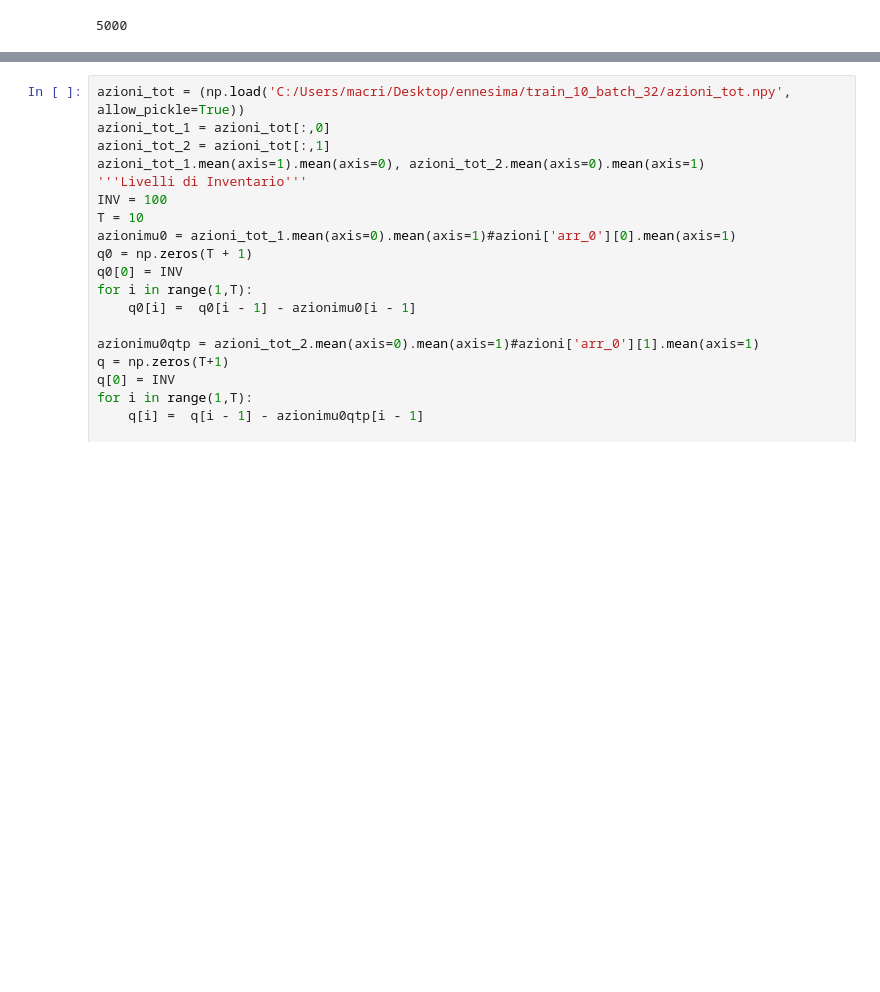
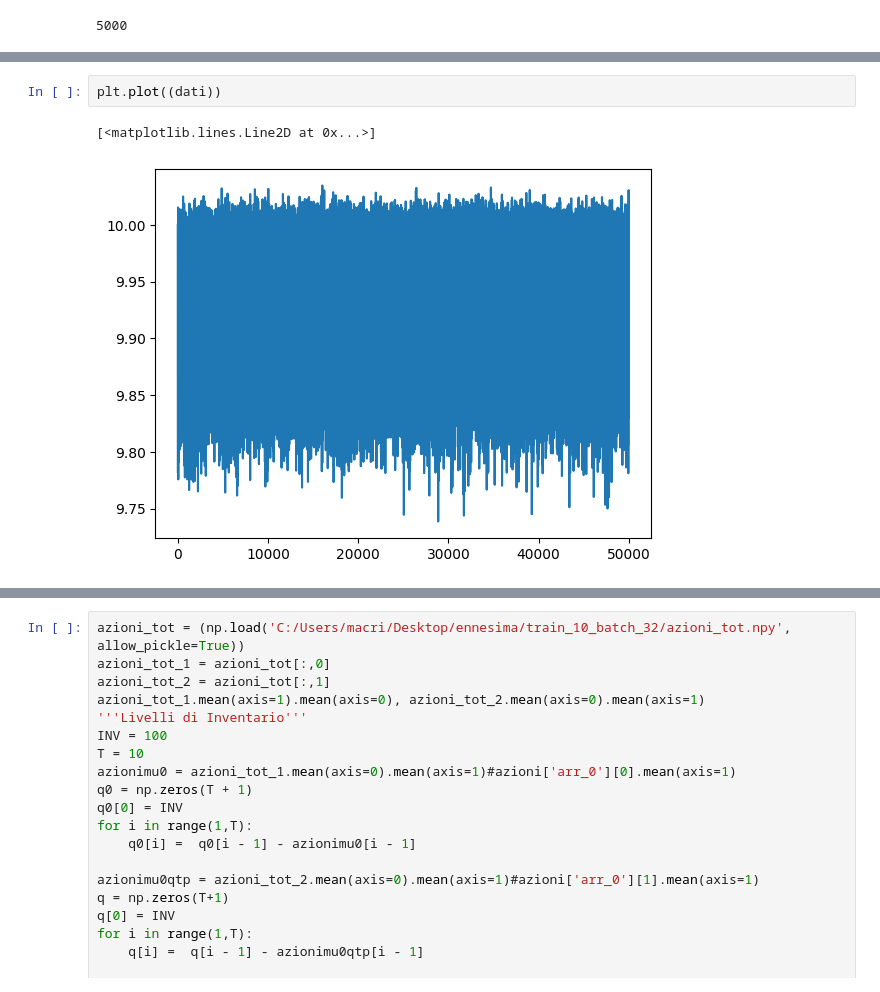
Before and after one commit to macrandrea/Multi-agent-RL-optimal-execution, a Jupyter notebook: ANALISI_MULTI_AGENTE_for_scratches.ipynb, the cells around one changed output, grey strips where cells are left out. Saved outputs shown, nothing was run; the diff lists cells and outputs as text; blank space fills up the shorter version.

```diff
--- a/ANALISI_MULTI_AGENTE_for_scratches.ipynb
+++ b/ANALISI_MULTI_AGENTE_for_scratches.ipynb
@@ -405,3 +416,8 @@ dati.reshape(-1,T).shape[0]
+# %%
+plt.plot((dati))
+# %% [output]
+[<matplotlib.lines.Line2D at 0x...>]
+[figure, added]
 # %%
 '''Somma inventari per volumi totali tradati da etrambi gli agenti'''
 azioni = dict(np.load('C:/Users/macri/Desktop/ennesima/azioni.npz', allow_pickle=True))
```
Also changed, not shown: parts of 22 cells of this notebook, 3 other files.
